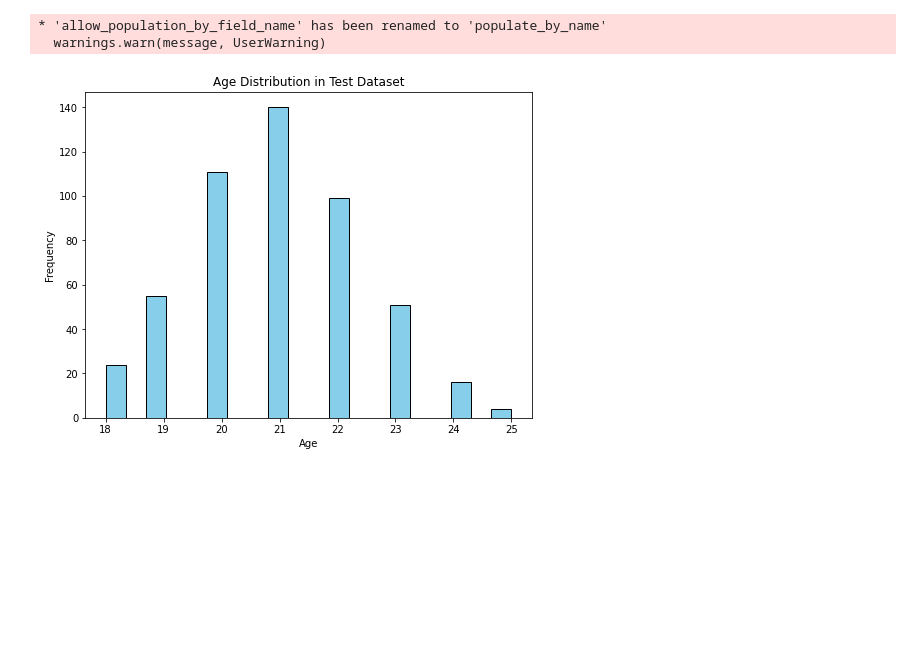
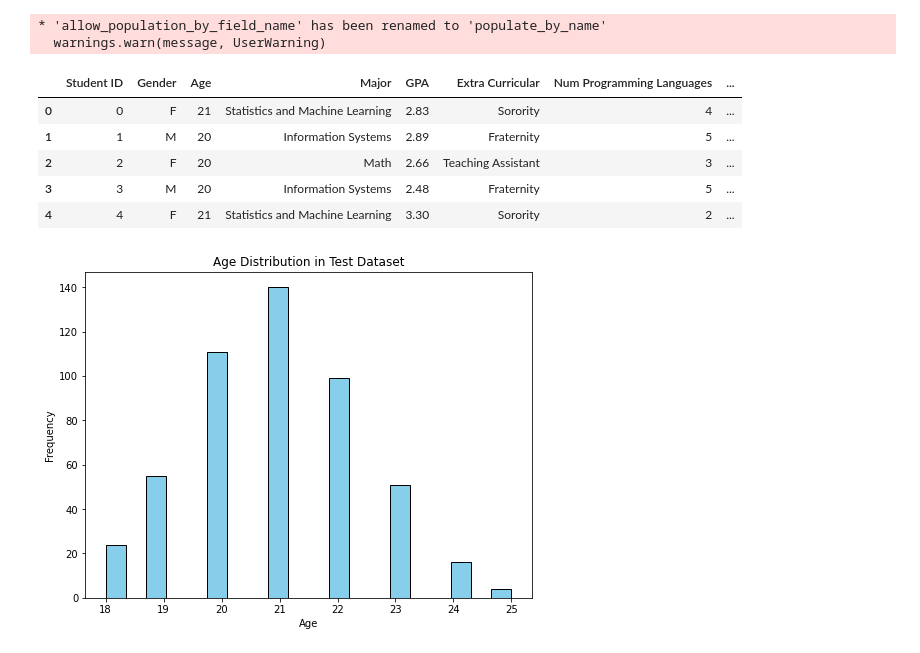
Before and after one commit to CMU-17313Q/fall23-nodebb-bugbusters, a Jupyter notebook: Jupyter Notebook Setup BugBusters.ipynb, the cells around one changed output. Drawn from its saved outputs; the diff is of its cells as text; code cells hidden in the pictures; blank space fills up the shorter version.

```diff
--- a/Jupyter Notebook Setup BugBusters.ipynb
+++ b/Jupyter Notebook Setup BugBusters.ipynb
@@ -68,6 +68,15 @@ def predict(student):
 #Reading the csv file (dataset)
 test_data = pd.read_csv('/Users/lamamasri/Downloads/student_data.csv')
 test_data_dict = test_data.to_dict(orient='records') # Creating a dictionary from the csv file
+# %%
+test_data.head()
+# %% [output]
+|  | Student ID | Gender | Age | Major | GPA | Extra Curricular | Num Programming Languages | ... |
+| 0 | 0 | F | 21 | Statistics and Machine Learning | 2.83 | Sorority | 4 | ... |
+| 1 | 1 | M | 20 | Information Systems | 2.89 | Fraternity | 5 | ... |
+| 2 | 2 | F | 20 | Math | 2.66 | Teaching Assistant | 3 | ... |
+| 3 | 3 | M | 20 | Information Systems | 2.48 | Fraternity | 5 | ... |
+| 4 | 4 | F | 21 | Statistics and Machine Learning | 3.30 | Sorority | 2 | ... |
 # %%
 # Code to show Age Distribution in dataset
 import matplotlib.pyplot as plt
```
Also changed, not shown: parts of 46 cells of this notebook.
